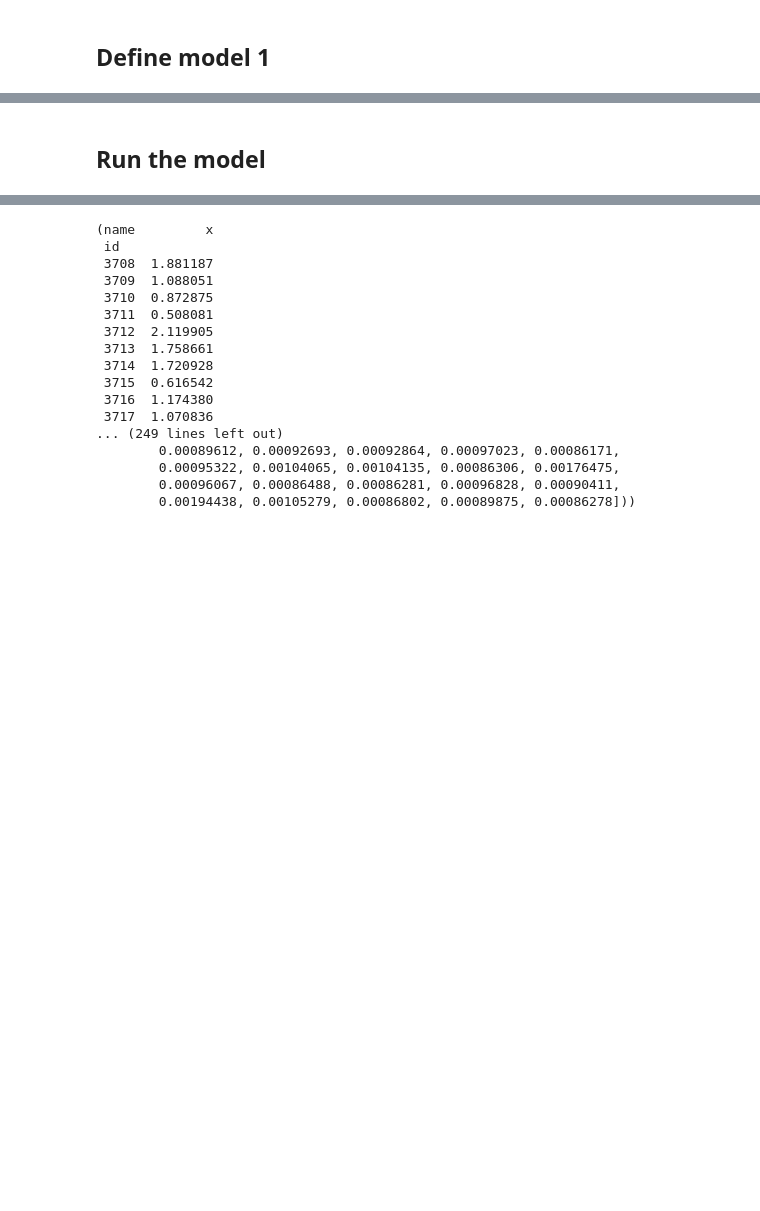
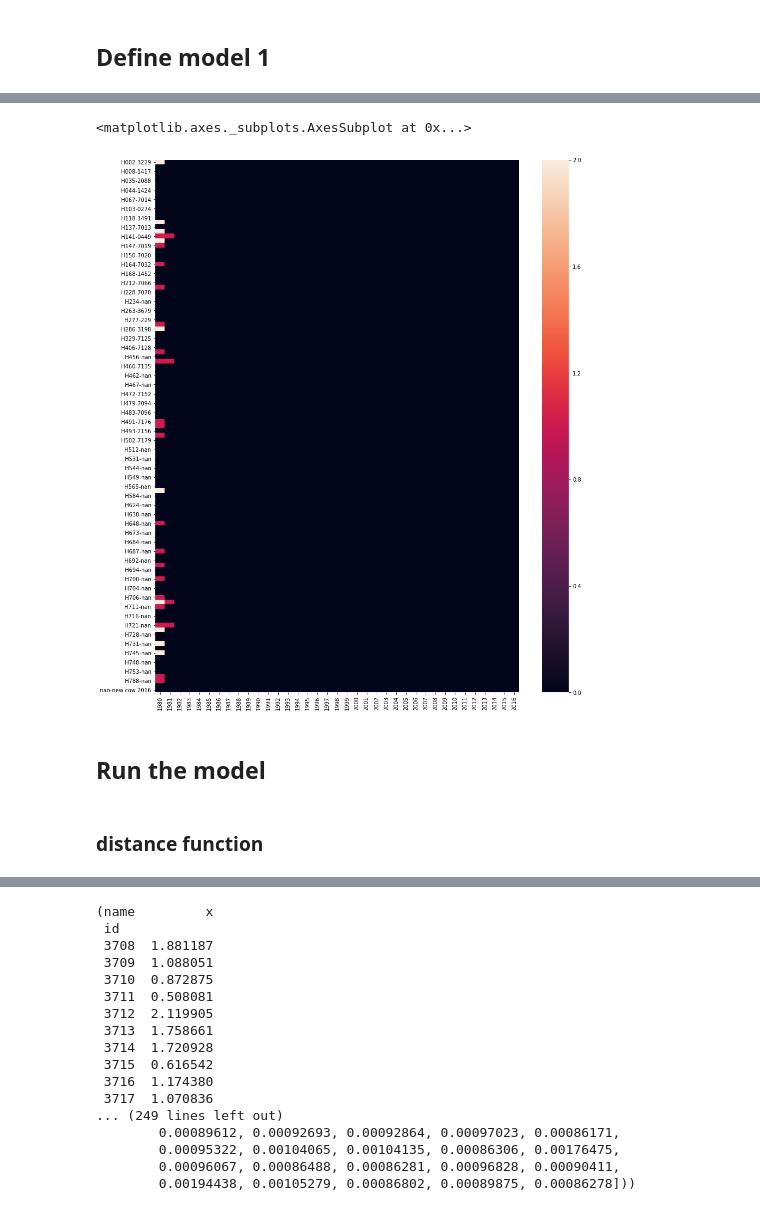
Before and after one commit to Edderic/mics-whales, a Jupyter notebook: mics-whales.ipynb, the cells around one changed output, grey strips where cells are left out. Drawn from its saved outputs; the diff is of its cells as text; code cells hidden in the pictures; blank space fills up the shorter version.

Commit message:
graph data sampled from priors

```diff
--- a/mics-whales.ipynb
+++ b/mics-whales.ipynb
@@ -679,6 +696,6 @@ def set_priors_dict(columns_with_prior_year):
 
     return priors_dict
 # %%
-priors_dict = set_priors_dict(columns_with_prior_year)
+priors_dict = set_priors_dict(columns_with_prior_year, min_ages)
 priors_dict
 # %% [output]
@@ -701,0 +721,8 @@ priors_dict
+# %%
+def generate_random_values(priors_dict):
+    new_dict = {}
+
+    for key in priors_dict:
+        new_dict[key] = priors_dict[key].rvs()
+
+    return new_dict
@@ -752,10 +820,6 @@ zeros_df(cleaned_matrix, columns_with_prior_year).shape
 # %% [markdown]
 ## Define model 1
 # %%
-# Create dataframes so that access is by name and year
-# Prior values are set for 1979
-# Start at t=1980 and produce values until at the very end.
-
 def model_pyabc(parameters):
     """
 
@@ -771,11 +835,12 @@ def model_pyabc(parameters):
                  - 'yspb_on_birth_t',
                  - 'unobs_(year)',
                  - 'unobs_t_minus_1_on_birth_t',
-                 - 'yspb_on_birth_t',
+                 - 'yspb_t_on_birth_t',
+                 - 'yspb_t_squared_on_birth_t',
                  - 'age_t_on_birth_t',
                  - 'constant_on_birth_t',
-                 - unobs_t_minus_1_on_alive_t,
-                 - constant_on_observed_count_t
+                 - 'unobs_t_minus_1_on_alive_t',
+                 - 'constant_on_observed_count_t'
 
         returns:
             A numpy matrix with the same shape as the data.
@@ -851,0 +919,3 @@ def model_pyabc(parameters):
+# %%
+test_params = generate_random_values(priors_dict)
+test_params
@@ -852,3 +940,9 @@ def model_pyabc(parameters):
+# %%
+plt.figure(figsize=(15,18))
+sns.heatmap(model_pyabc(test_params)['observed_counts'])
+# %% [output]
+<matplotlib.axes._subplots.AxesSubplot at 0x...>
+[figure, added]
 # %% [markdown]
 ## Run the model
 # %%
@@ -859,6 +953,8 @@ models = [
 parameter_priors = [
     prior,
 ]
+# %% [markdown]
+### distance function
 # %%
 def distance(x,y):
     # Should we use MSE vs MAE
```
Also changed, not shown: parts of 20 cells of this notebook.
